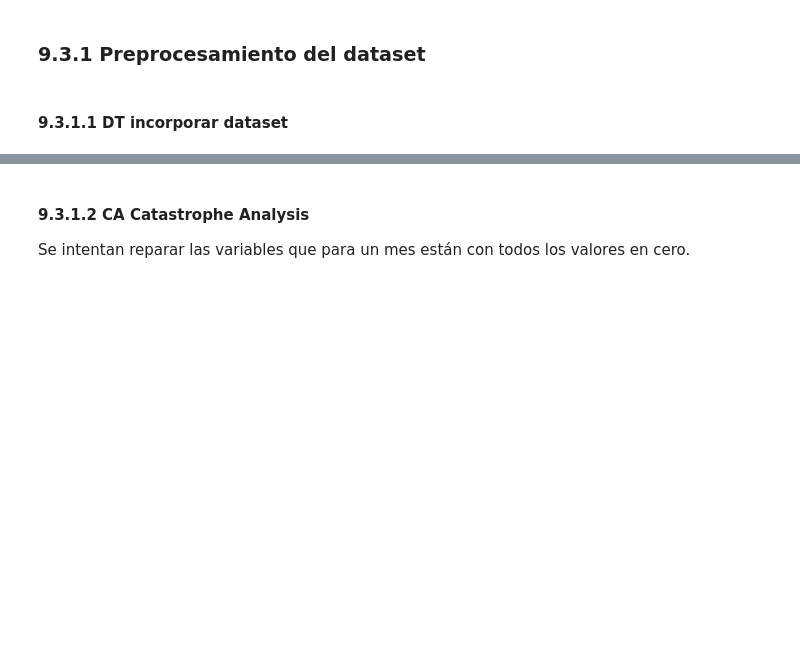
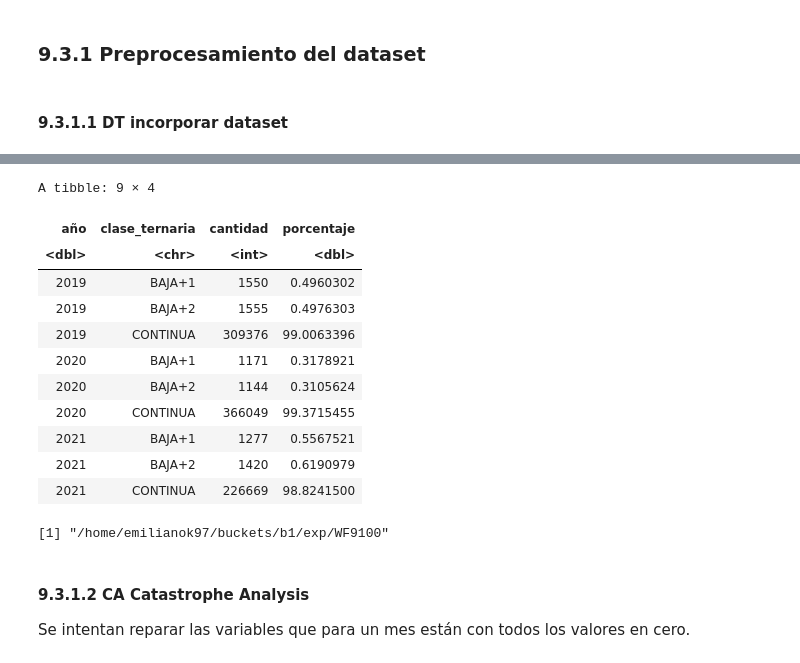
Before and after one commit to emiksiazenicer/labo2025v, a Jupyter notebook: src/Experimento17/corridas/943153/201901.ipynb, the cells around one changed output, grey strips where cells are left out. Drawn from its saved outputs; the diff is of its cells as text; code cells hidden in the pictures; blank space fills up the shorter version.

```diff
--- a/src/Experimento17/corridas/943153/201901.ipynb
+++ b/src/Experimento17/corridas/943153/201901.ipynb
@@ -100,0 +113,24 @@ dataset <- fread(paste0("/content/datasets/", PARAM$dataset))
+# %%
+library(dplyr)
+# por año
+
+dataset %>%
+  filter(foto_mes <= 202107) %>%          # 🔹 filtro solicitado
+  mutate(año = foto_mes %/% 100) %>%     # 🔹 extrae año
+  group_by(año, clase_ternaria) %>%
+  summarise(cantidad = n(), .groups = "drop_last") %>%
+  mutate(porcentaje = cantidad / sum(cantidad) * 100) %>%   # 🔹 porcentaje dentro del año
+  ungroup()
+# %% [output]
+A tibble: 9 × 4
+| año | clase_ternaria | cantidad | porcentaje |
+| <dbl> | <chr> | <int> | <dbl> |
+| 2019 | BAJA+1 | 1550 | 0.4960302 |
+| 2019 | BAJA+2 | 1555 | 0.4976303 |
+| 2019 | CONTINUA | 309376 | 99.0063396 |
+| 2020 | BAJA+1 | 1171 | 0.3178921 |
+| 2020 | BAJA+2 | 1144 | 0.3105624 |
+| 2020 | CONTINUA | 366049 | 99.3715455 |
+| 2021 | BAJA+1 | 1277 | 0.5567521 |
+| 2021 | BAJA+2 | 1420 | 0.6190979 |
+| 2021 | CONTINUA | 226669 | 98.8241500 |
@@ -101,3 +148,7 @@ dataset <- fread(paste0("/content/datasets/", PARAM$dataset))
+# %%
+getwd()
+# %% [output]
+[1] "/home/emilianok97/buckets/b1/exp/WF9100"
 # %% [markdown]
 #### 9.3.1.2  CA  Catastrophe Analysis
 Se intentan reparar las variables que para un mes están con todos los valores en cero.
```
Also changed, not shown: parts of 5 cells of this notebook, 4 other files.
